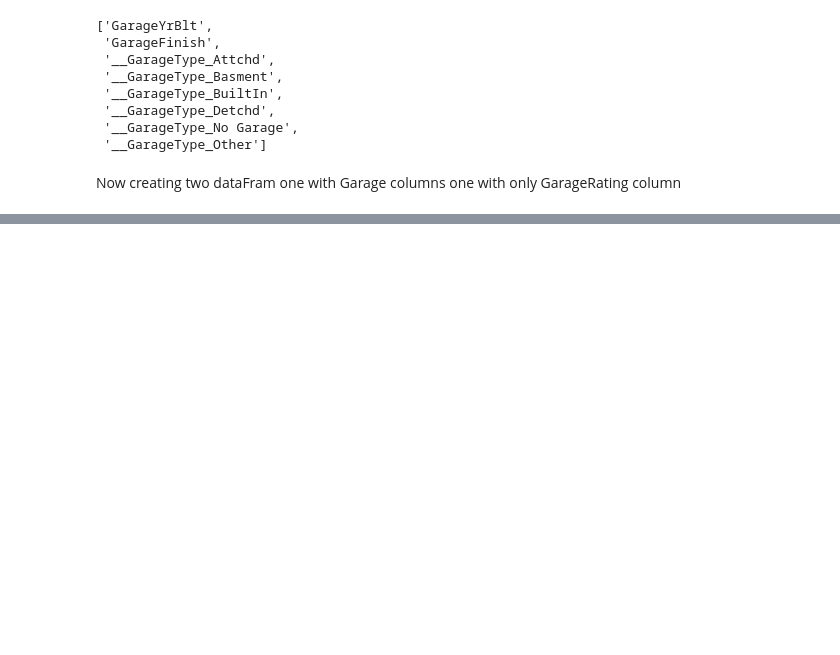
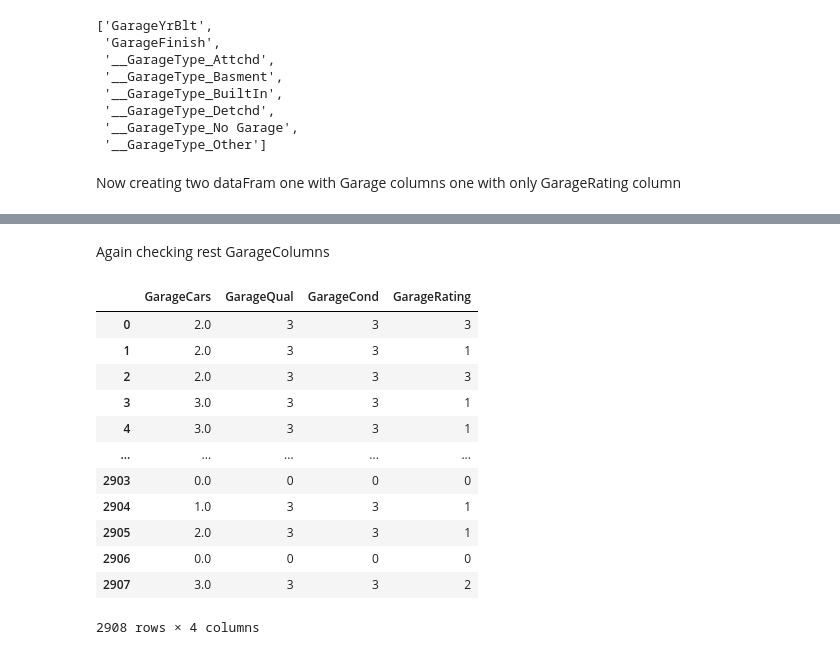
Before and after one commit to rahmankhan2241/House-Price-Prediction-Kaggle-Competition, a Jupyter notebook: Final_Model.ipynb, the cells around one changed output, grey strips where cells are left out. Saved outputs shown, nothing was run; the diff lists cells and outputs as text; code cells hidden in the pictures; blank space fills up the shorter version.

```diff
--- a/Final_Model.ipynb
+++ b/Final_Model.ipynb
@@ -448,0 +422,18 @@ df.shape
+# %% [markdown]
+Again checking rest GarageColumns
+# %%
+df[f.find_columns(df, ['Garage'])]
+# %% [output]
+|  | GarageCars | GarageQual | GarageCond | GarageRating |
+| 0 | 2.0 | 3 | 3 | 3 |
+| 1 | 2.0 | 3 | 3 | 1 |
+| 2 | 2.0 | 3 | 3 | 3 |
+| 3 | 3.0 | 3 | 3 | 1 |
+| 4 | 3.0 | 3 | 3 | 1 |
+| ... | ... | ... | ... | ... |
+| 2903 | 0.0 | 0 | 0 | 0 |
+| 2904 | 1.0 | 3 | 3 | 1 |
+| 2905 | 2.0 | 3 | 3 | 1 |
+| 2906 | 0.0 | 0 | 0 | 0 |
+| 2907 | 3.0 | 3 | 3 | 2 |
+2908 rows × 4 columns
```
Also changed, not shown: parts of 59 cells of this notebook.
